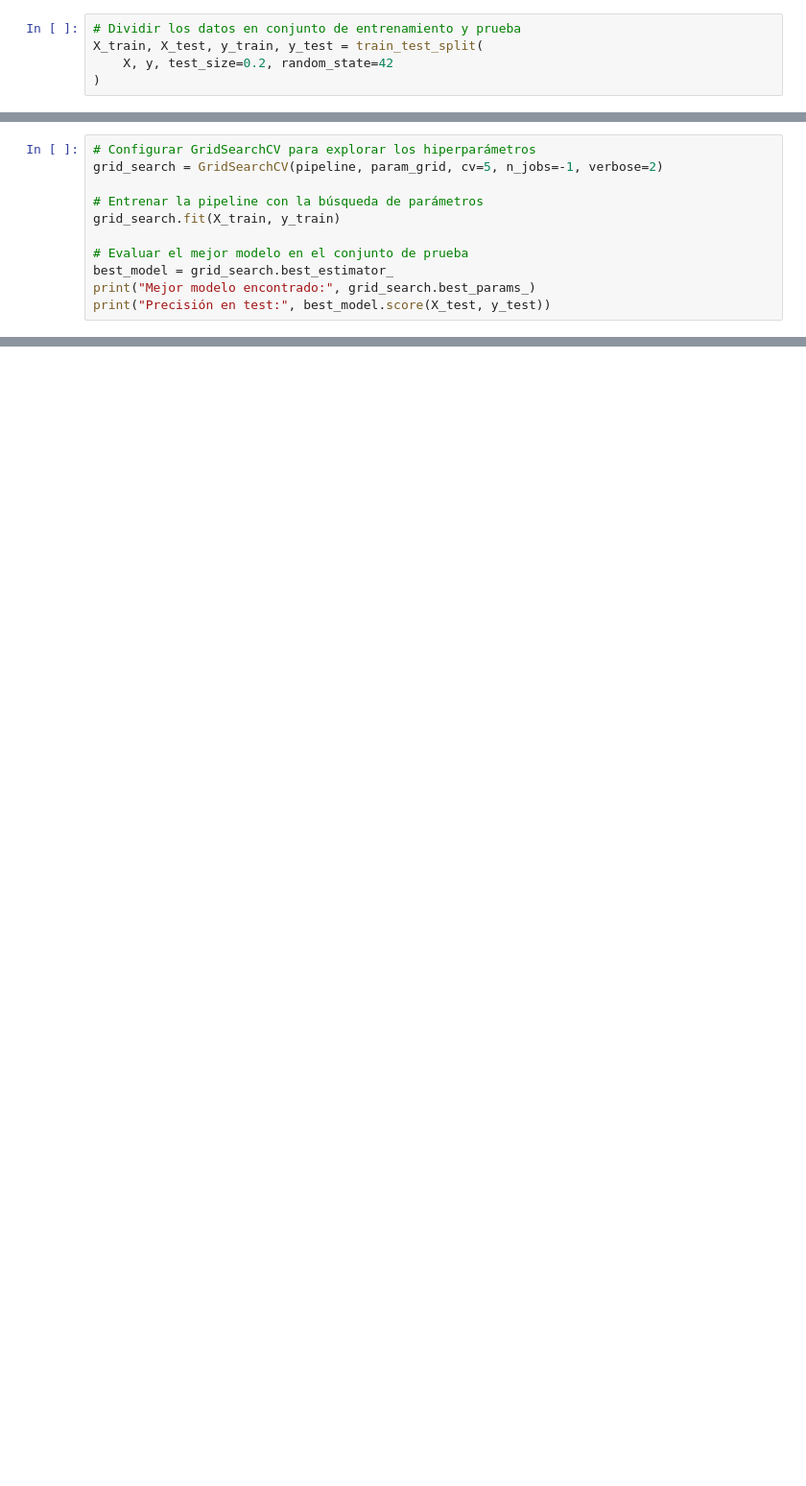
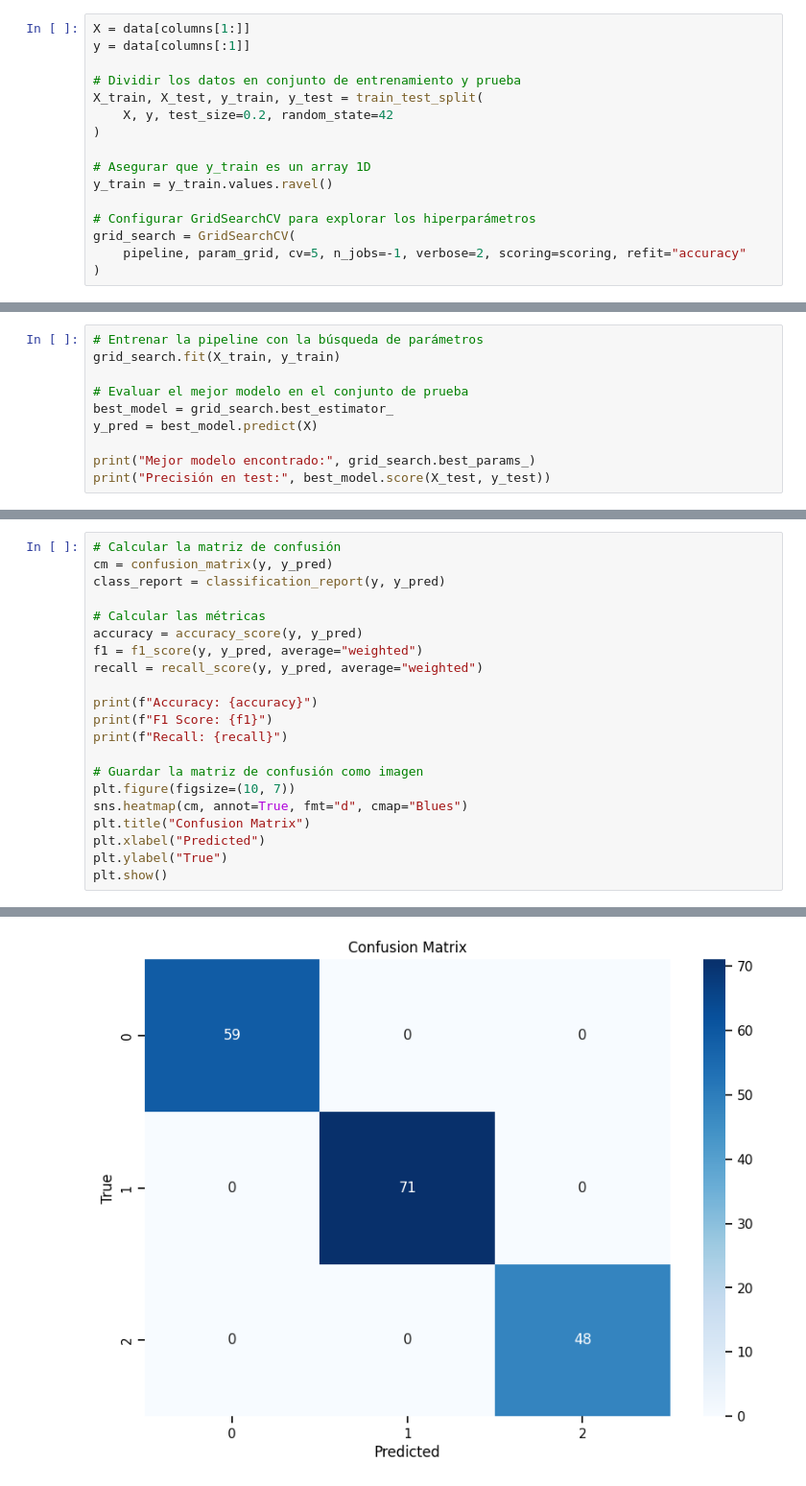
Before and after one commit to brayanfz013/tecnical_test, a Jupyter notebook: src/notebooks/02_model.ipynb, the cells around one changed output, grey strips where cells are left out. Shown at 96% size. Cells and saved outputs as stored; diff of their text form; blank space fills up the shorter version.

Commit message:
add: model eval

```diff
--- a/src/notebooks/02_model.ipynb
+++ b/src/notebooks/02_model.ipynb
@@ -61,5 +204,16 @@ pipeline = Pipeline(
 # %%
+X = data[columns[1:]]
+y = data[columns[:1]]
+
 # Dividir los datos en conjunto de entrenamiento y prueba
 X_train, X_test, y_train, y_test = train_test_split(
     X, y, test_size=0.2, random_state=42
 )
+
+# Asegurar que y_train es un array 1D
+y_train = y_train.values.ravel()
+
+# Configurar GridSearchCV para explorar los hiperparámetros
+grid_search = GridSearchCV(
+    pipeline, param_grid, cv=5, n_jobs=-1, verbose=2, scoring=scoring, refit="accuracy"
+)
@@ -66,11 +518,10 @@ X_train, X_test, y_train, y_test = train_test_split(
 # %%
-# Configurar GridSearchCV para explorar los hiperparámetros
-grid_search = GridSearchCV(pipeline, param_grid, cv=5, n_jobs=-1, verbose=2)
-
 # Entrenar la pipeline con la búsqueda de parámetros
 grid_search.fit(X_train, y_train)
 
 # Evaluar el mejor modelo en el conjunto de prueba
 best_model = grid_search.best_estimator_
+y_pred = best_model.predict(X)
+
 print("Mejor modelo encontrado:", grid_search.best_params_)
 print("Precisión en test:", best_model.score(X_test, y_test))
@@ -76,0 +560,22 @@ print("Precisión en test:", best_model.score(X_test, y_test))
+# %%
+# Calcular la matriz de confusión
+cm = confusion_matrix(y, y_pred)
+class_report = classification_report(y, y_pred)
+
+# Calcular las métricas
+accuracy = accuracy_score(y, y_pred)
+f1 = f1_score(y, y_pred, average="weighted")
+recall = recall_score(y, y_pred, average="weighted")
+
+print(f"Accuracy: {accuracy}")
+print(f"F1 Score: {f1}")
+print(f"Recall: {recall}")
+
+# Guardar la matriz de confusión como imagen
+plt.figure(figsize=(10, 7))
+sns.heatmap(cm, annot=True, fmt="d", cmap="Blues")
+plt.title("Confusion Matrix")
+plt.xlabel("Predicted")
+plt.ylabel("True")
+plt.show()
+# %% [output]
@@ -76,0 +585 @@ print("Precisión en test:", best_model.score(X_test, y_test))
+[figure, added]
```
Also changed, not shown: parts of 24 cells of this notebook, 9 other files.
